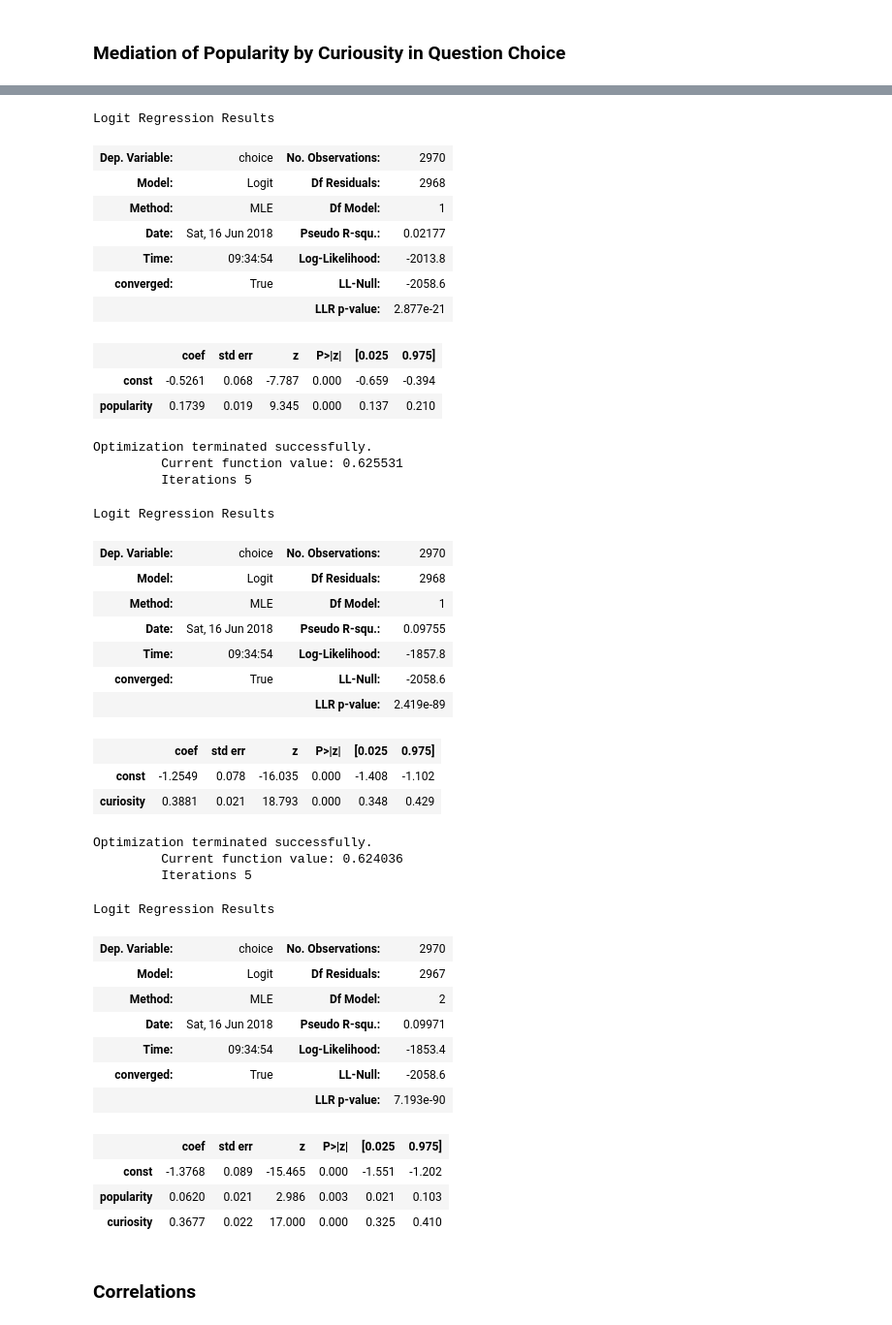
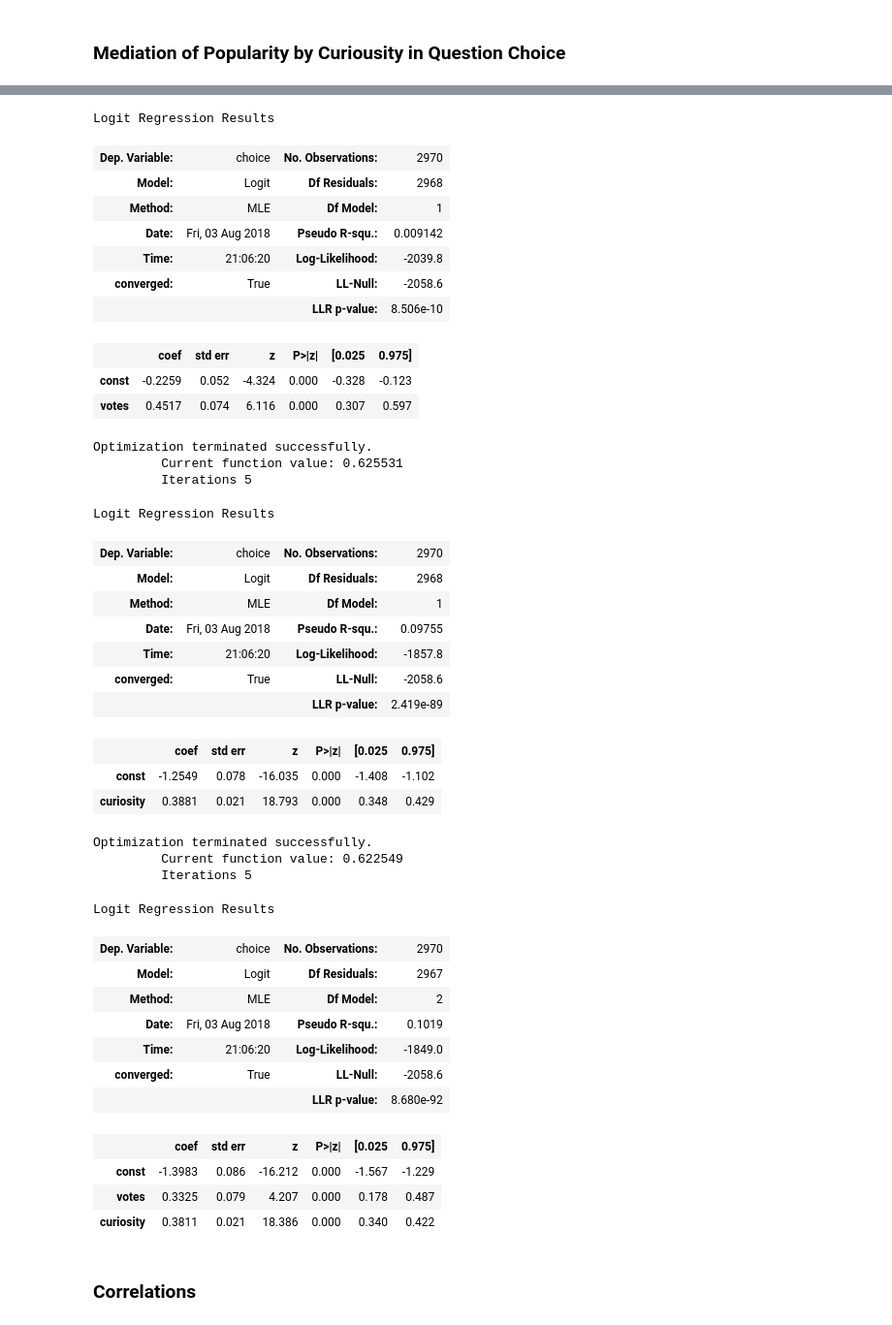
Before and after one commit to hermish/concepts-research, a Jupyter notebook: analysis/9-randomized-final/2-analysis.ipynb, the cells around one changed output, grey strips where cells are left out. Shown at 97% size. Saved outputs shown, nothing was run; the diff lists cells and outputs as text; code cells hidden in the pictures.

```diff
--- a/analysis/9-randomized-final/2-analysis.ipynb
+++ b/analysis/9-randomized-final/2-analysis.ipynb
@@ -364,3 +361,6 @@ print(stats.binom_test(27, 50, alternative='greater'))
 upvote_question_data = question_data[
     (question_data.group == 'upvote_high') |
     (question_data.group == 'upvote_low')]
+upvote_question_data['votes'] = upvote_question_data.apply(
+    lambda row: int(row['group'] == 'upvote_high'), axis=1)
+upvote_question_data.head()
@@ -401,7 +413,7 @@ Logit Regression Results
 ### Mediation of Popularity by Curiousity in Question Choice
 # %%
 # Popularity
-X = upvote_question_data['popularity']
+X = upvote_question_data['votes']
 y = upvote_question_data['choice']
 X = sm.add_constant(X)
 
@@ -419,7 +431,7 @@ results = logit_model.fit()
 display(results.summary())
 
 # Both
-X = upvote_question_data[['popularity', 'curiosity']]
+X = upvote_question_data[['votes', 'curiosity']]
 y = upvote_question_data['choice']
 X = sm.add_constant(X)
 
@@ -432,44 +444,44 @@ Optimization terminated successfully.
          Iterations 4
 Logit Regression Results
 | Dep. Variable: | choice | No. Observations: | 2970 |
 | Model: | Logit | Df Residuals: | 2968 |
 | Method: | MLE | Df Model: | 1 |
-| Date: | Sat, 16 Jun 2018 | Pseudo R-squ.: | 0.02177 |
-| Time: | 09:34:54 | Log-Likelihood: | -2013.8 |
+| Date: | Fri, 03 Aug 2018 | Pseudo R-squ.: | 0.009142 |
+| Time: | 21:06:20 | Log-Likelihood: | -2039.8 |
 | converged: | True | LL-Null: | -2058.6 |
-|  |  | LLR p-value: | 2.877e-21 |
+|  |  | LLR p-value: | 8.506e-10 |
 |  | coef | std err | z | P>|z| | [0.025 | 0.975] |
-| const | -0.5261 | 0.068 | -7.787 | 0.000 | -0.659 | -0.394 |
-| popularity | 0.1739 | 0.019 | 9.345 | 0.000 | 0.137 | 0.210 |
+| const | -0.2259 | 0.052 | -4.324 | 0.000 | -0.328 | -0.123 |
+| votes | 0.4517 | 0.074 | 6.116 | 0.000 | 0.307 | 0.597 |
 Optimization terminated successfully.
          Current function value: 0.625531
          Iterations 5
 Logit Regression Results
 | Dep. Variable: | choice | No. Observations: | 2970 |
 | Model: | Logit | Df Residuals: | 2968 |
 | Method: | MLE | Df Model: | 1 |
-| Date: | Sat, 16 Jun 2018 | Pseudo R-squ.: | 0.09755 |
-| Time: | 09:34:54 | Log-Likelihood: | -1857.8 |
+| Date: | Fri, 03 Aug 2018 | Pseudo R-squ.: | 0.09755 |
+| Time: | 21:06:20 | Log-Likelihood: | -1857.8 |
 | converged: | True | LL-Null: | -2058.6 |
 |  |  | LLR p-value: | 2.419e-89 |
 |  | coef | std err | z | P>|z| | [0.025 | 0.975] |
 | const | -1.2549 | 0.078 | -16.035 | 0.000 | -1.408 | -1.102 |
 | curiosity | 0.3881 | 0.021 | 18.793 | 0.000 | 0.348 | 0.429 |
 Optimization terminated successfully.
-         Current function value: 0.624036
+         Current function value: 0.622549
          Iterations 5
 Logit Regression Results
 | Dep. Variable: | choice | No. Observations: | 2970 |
 | Model: | Logit | Df Residuals: | 2967 |
 | Method: | MLE | Df Model: | 2 |
-| Date: | Sat, 16 Jun 2018 | Pseudo R-squ.: | 0.09971 |
-| Time: | 09:34:54 | Log-Likelihood: | -1853.4 |
+| Date: | Fri, 03 Aug 2018 | Pseudo R-squ.: | 0.1019 |
+| Time: | 21:06:20 | Log-Likelihood: | -1849.0 |
 | converged: | True | LL-Null: | -2058.6 |
-|  |  | LLR p-value: | 7.193e-90 |
+|  |  | LLR p-value: | 8.680e-92 |
 |  | coef | std err | z | P>|z| | [0.025 | 0.975] |
-| const | -1.3768 | 0.089 | -15.465 | 0.000 | -1.551 | -1.202 |
-| popularity | 0.0620 | 0.021 | 2.986 | 0.003 | 0.021 | 0.103 |
-| curiosity | 0.3677 | 0.022 | 17.000 | 0.000 | 0.325 | 0.410 |
+| const | -1.3983 | 0.086 | -16.212 | 0.000 | -1.567 | -1.229 |
+| votes | 0.3325 | 0.079 | 4.207 | 0.000 | 0.178 | 0.487 |
+| curiosity | 0.3811 | 0.021 | 18.386 | 0.000 | 0.340 | 0.422 |
 # %% [markdown]
 ### Correlations
 # %%
```
Also changed, not shown: parts of 11 cells of this notebook, 46 other files.
